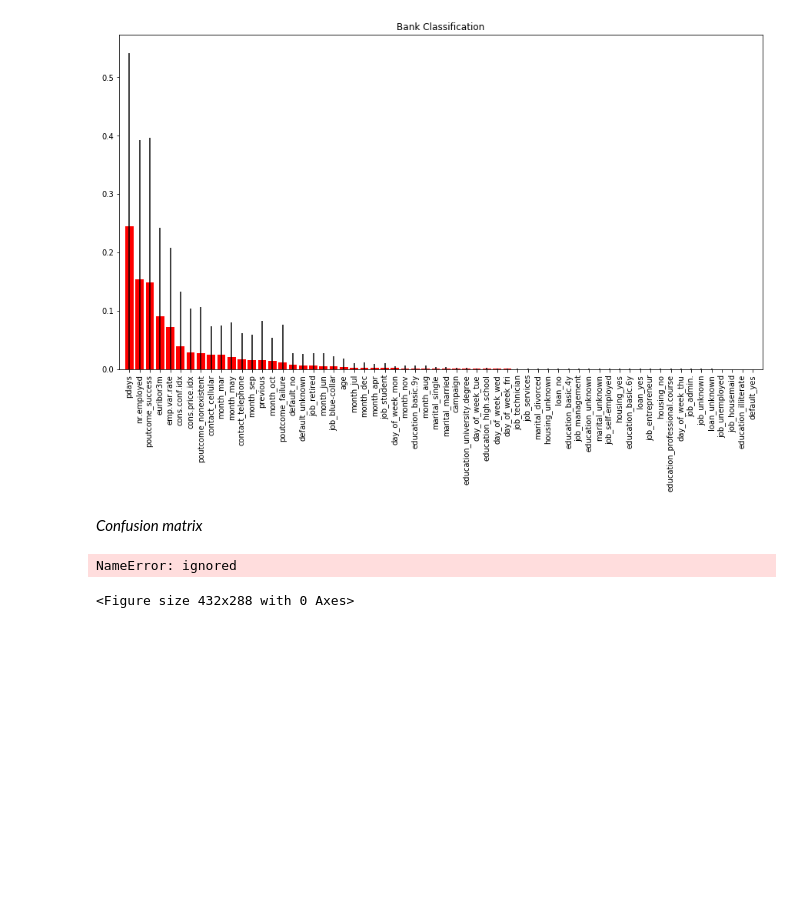
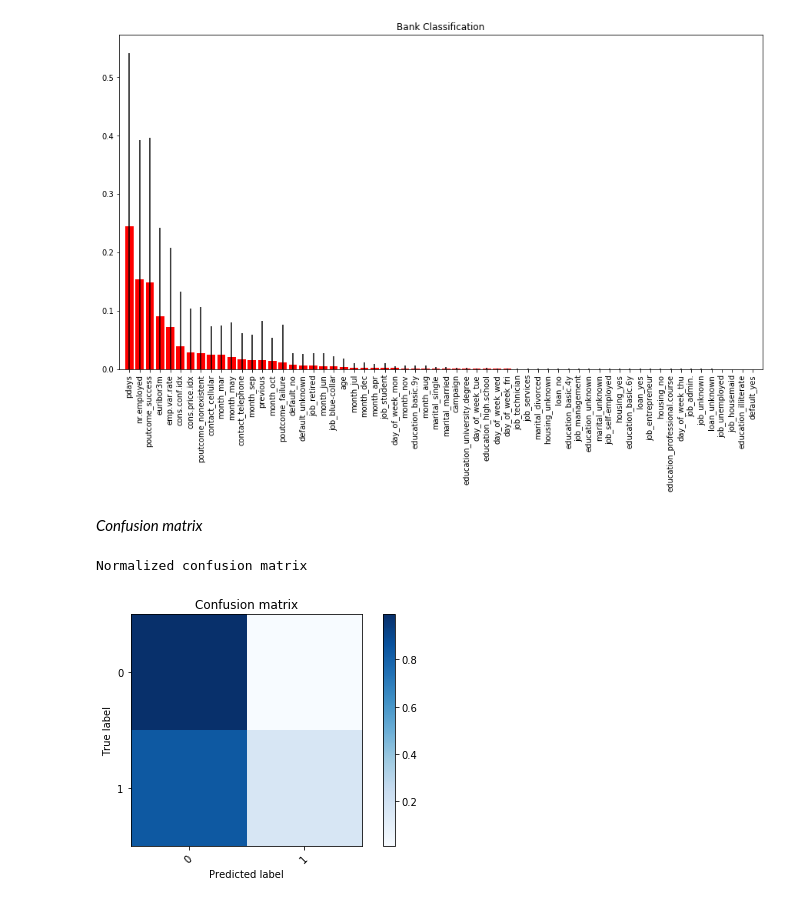
Before and after one commit to michelleaeh/CE888_Laboratory, a Jupyter notebook: Lab4_bank_classification.ipynb, the cells around one changed output. Drawn from its saved outputs; the diff is of its cells as text; code cells hidden in the pictures; blank space fills up the shorter version.

```diff
--- a/Lab4_bank_classification.ipynb
+++ b/Lab4_bank_classification.ipynb
@@ -124,34 +124,34 @@ def plot_confusion_matrix(cm, classes,
     """
     This function prints and plots the confusion matrix.
     Normalization can be applied by setting `normalize=True`.
     """
     if normalize:
         cm = cm.astype('float') / cm.sum(axis=1)[:, np.newaxis]
         print("Normalized confusion matrix")
     else:
         print('Confusion matrix, without normalization')
     plt.imshow(cm, interpolation='nearest', cmap=cmap)
     plt.title(title)
     plt.colorbar()
     tick_marks = np.arange(len(classes))
     plt.xticks(tick_marks, classes, rotation=45)
     plt.yticks(tick_marks, classes)
     thresh = cm.max() / 2.
     for i, j in itertools.product(range(cm.shape[0]), range(cm.shape[1])):
         t = "(%.2f)"%(cm[i, j])
     plt.tight_layout()
     plt.ylabel('True label')
     plt.xlabel('Predicted label')
 
 #Compute confusion matrix
 y_pred = clf.predict(xtest)
 cnf_matrix = confusion_matrix(ytest, y_pred)
 np.set_printoptions(precision=2)
 
 #Plot non-normalized confusion matrix
 plt.figure()
-plot_confusion_matrix(cnf_matrix, classes=range(len(set(y))), normalize = True,
-                      title='Confusion matrix')
+plot_confusion_matrix(cnf_matrix, classes=range(len(set(ytest))), normalize = True,
+                     title='Confusion matrix')
 # %% [output]
-NameError: ignored
+Normalized confusion matrix
-<Figure size 432x288 with 0 Axes>
+[figure, added]
```
